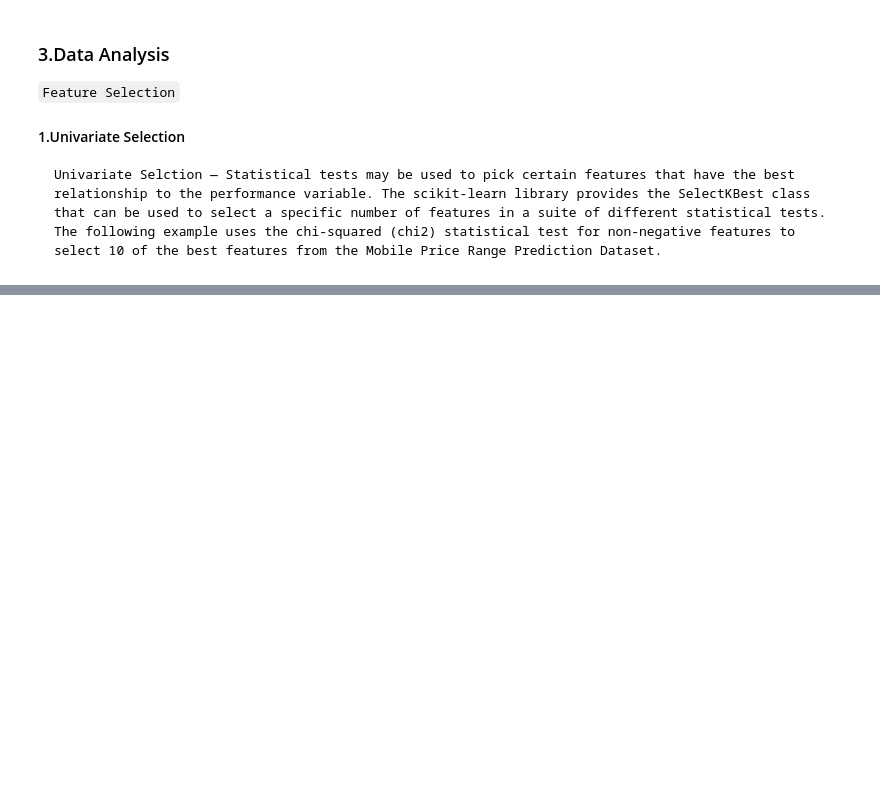
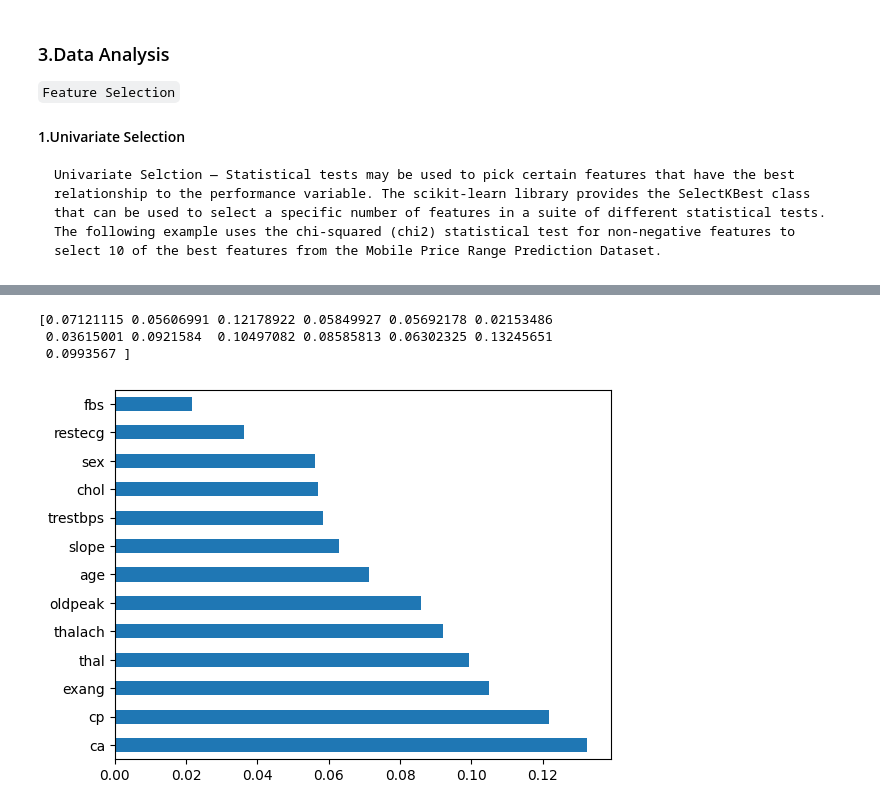
Before and after one commit to Eluzai/CVD_prediction_using_Bi-LSTM, a Jupyter notebook: CVD_Prediction_Model.ipynb, the cells around one changed output, grey strips where cells are left out. Saved outputs shown, nothing was run; the diff lists cells and outputs as text; code cells hidden in the pictures; blank space fills up the shorter version.

Commit message:
Add files via upload
Trained model

```diff
--- a/CVD_Prediction_Model.ipynb
+++ b/CVD_Prediction_Model.ipynb
@@ -197,0 +204,3 @@ dtype: int64
+# %%
+df = df.drop_duplicates(keep='first')
+df
@@ -251,0 +309,16 @@ pp.ProfileReport(df)
+# %%
+from sklearn.ensemble import ExtraTreesClassifier
+
+model = ExtraTreesClassifier()
+model.fit(X,y)
+#use inbuilt class feature_importances of tree based classifiers
+print(model.feature_importances_)
+#plot graph of feature importances for better visualization
+feat_importances = pd.Series(model.feature_importances_, index=X.columns)
+feat_importances.nlargest(13).plot(kind='barh')
+plt.show()
+# %% [output]
+[0.07121115 0.05606991 0.12178922 0.05849927 0.05692178 0.02153486
+ 0.03615001 0.0921584  0.10497082 0.08585813 0.06302325 0.13245651
+ 0.0993567 ]
+[figure, added]
```
Also changed, not shown: parts of 37 cells of this notebook.
